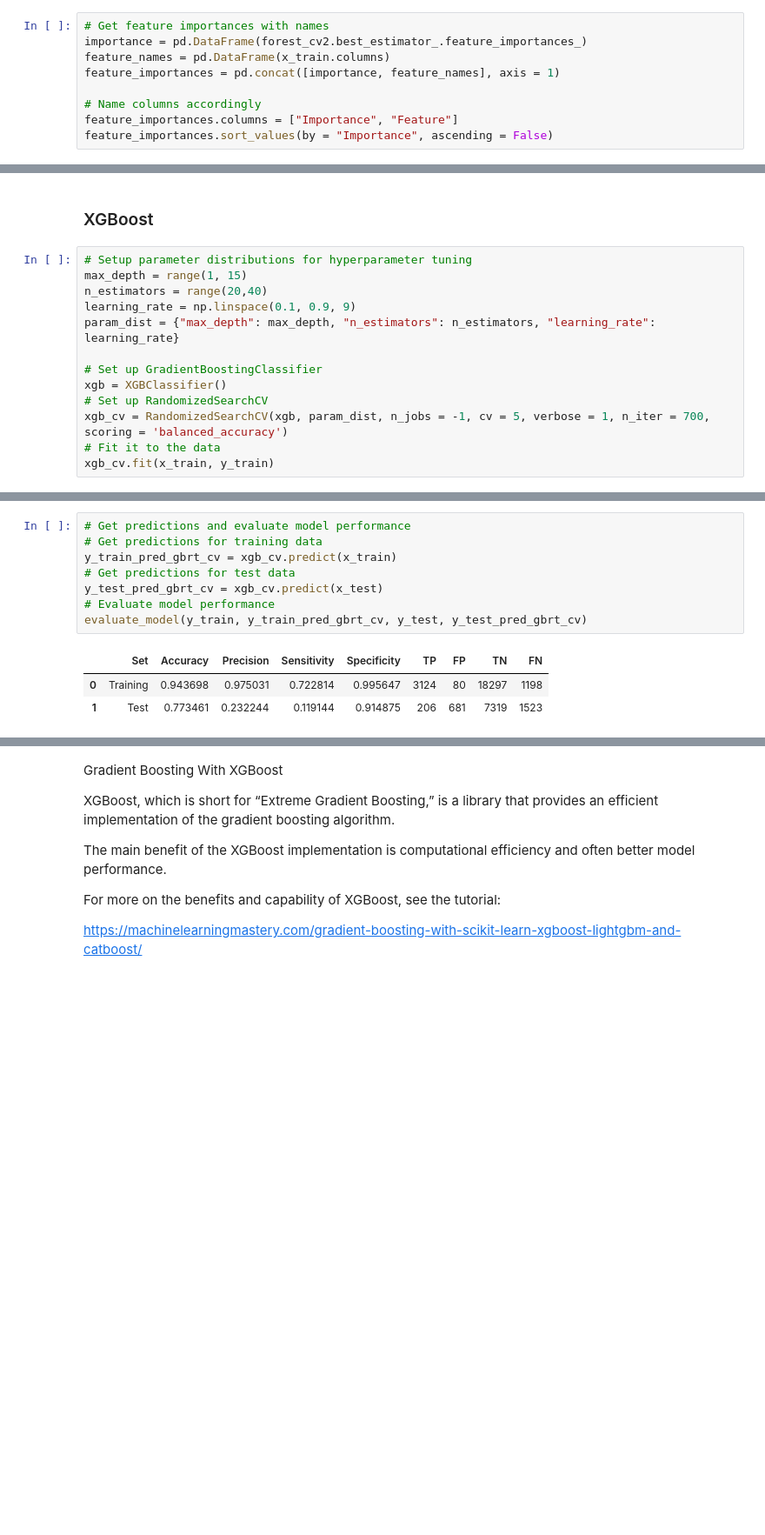
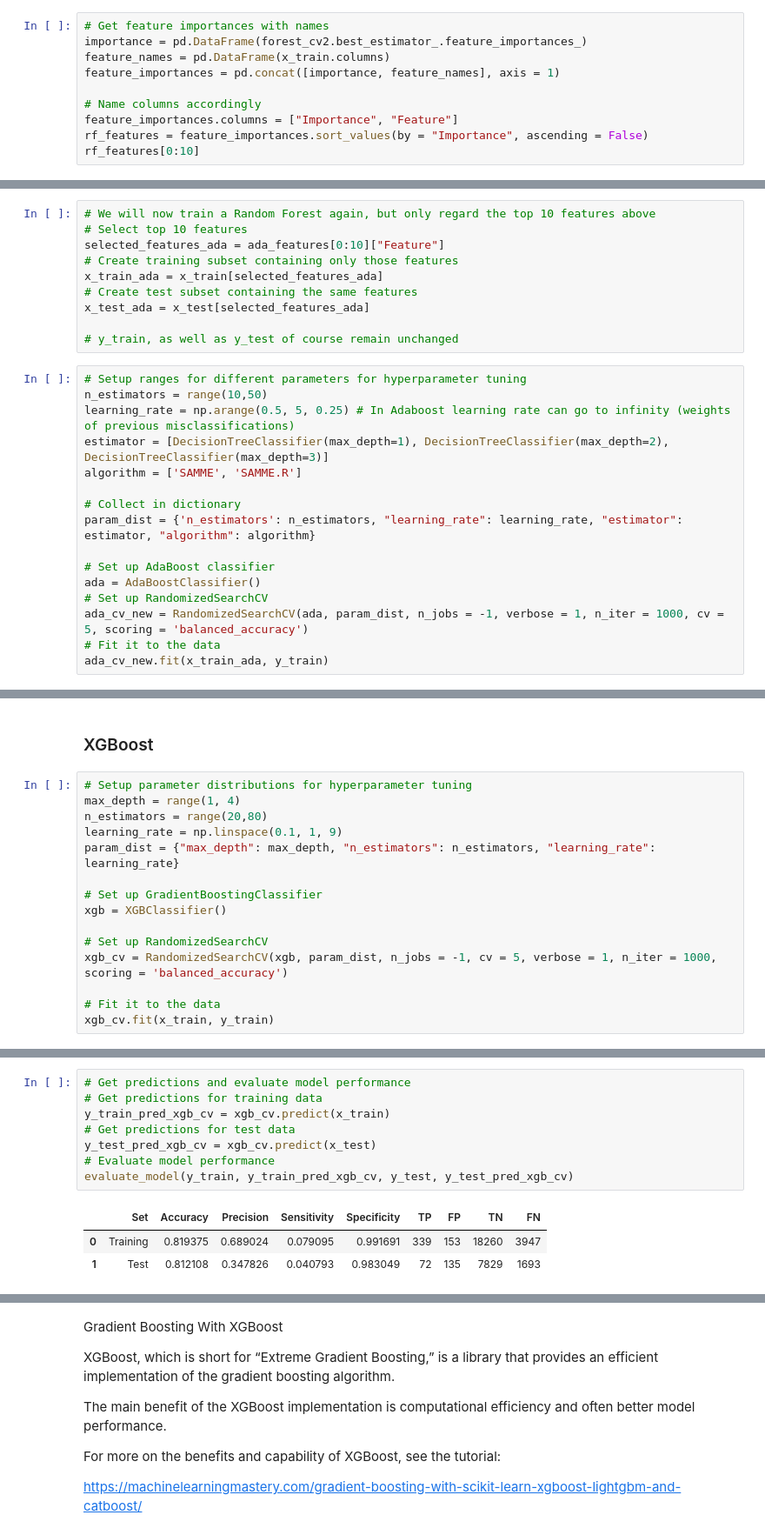
Before and after one commit to benherz/Mini-Project, a Jupyter notebook: ML_mini_project.ipynb, the cells around one changed output, grey strips where cells are left out. Shown: that part at 87% size. Drawn from its saved outputs; the diff is of its cells as text; blank space fills up the shorter version.

Commit message:
Models with most important features, results bad

```diff
--- a/ML_mini_project.ipynb
+++ b/ML_mini_project.ipynb
@@ -471,6 +448,7 @@ feature_importances = pd.concat([importance, feature_names], axis = 1)
 
 # Name columns accordingly
 feature_importances.columns = ["Importance", "Feature"]
-feature_importances.sort_values(by = "Importance", ascending = False)
+rf_features = feature_importances.sort_values(by = "Importance", ascending = False)
+rf_features[0:10]
 # %% [output]
 |  | Importance | Feature |
@@ -554,0 +586,26 @@ TP: 5 FP: 3 TN: 26374 FN: 6046
+# %%
+# We will now train a Random Forest again, but only regard the top 10 features above
+# Select top 10 features
+selected_features_ada = ada_features[0:10]["Feature"]
+# Create training subset containing only those features
+x_train_ada = x_train[selected_features_ada]
+# Create test subset containing the same features
+x_test_ada = x_test[selected_features_ada]
+
+# y_train, as well as y_test of course remain unchanged
+# %%
+# Setup ranges for different parameters for hyperparameter tuning
+n_estimators = range(10,50)
+learning_rate = np.arange(0.5, 5, 0.25) # In Adaboost learning rate can go to infinity (weights of previous misclassifications)
+estimator = [DecisionTreeClassifier(max_depth=1), DecisionTreeClassifier(max_depth=2), DecisionTreeClassifier(max_depth=3)]
+algorithm = ['SAMME', 'SAMME.R']
+
+# Collect in dictionary
+param_dist = {'n_estimators': n_estimators, "learning_rate": learning_rate, "estimator": estimator, "algorithm": algorithm}
+
+# Set up AdaBoost classifier
+ada = AdaBoostClassifier()
+# Set up RandomizedSearchCV
+ada_cv_new = RandomizedSearchCV(ada, param_dist, n_jobs = -1, verbose = 1, n_iter = 1000, cv = 5, scoring = 'balanced_accuracy')
+# Fit it to the data
+ada_cv_new.fit(x_train_ada, y_train)
@@ -558,15 +637,17 @@ TP: 5 FP: 3 TN: 26374 FN: 6046
 ### XGBoost
 # %%
 # Setup parameter distributions for hyperparameter tuning
-max_depth = range(1, 15)
-n_estimators = range(20,40)
-learning_rate = np.linspace(0.1, 0.9, 9)
+max_depth = range(1, 4)
+n_estimators = range(20,80)
+learning_rate = np.linspace(0.1, 1, 9)
 param_dist = {"max_depth": max_depth, "n_estimators": n_estimators, "learning_rate": learning_rate}
 
 # Set up GradientBoostingClassifier
 xgb = XGBClassifier()
+
 # Set up RandomizedSearchCV
-xgb_cv = RandomizedSearchCV(xgb, param_dist, n_jobs = -1, cv = 5, verbose = 1, n_iter = 700, scoring = 'balanced_accuracy')
+xgb_cv = RandomizedSearchCV(xgb, param_dist, n_jobs = -1, cv = 5, verbose = 1, n_iter = 1000, scoring = 'balanced_accuracy')
+
 # Fit it to the data
 xgb_cv.fit(x_train, y_train)
 # %% [output]
@@ -595,12 +672,12 @@ xgb_cv.best_params_
 # %%
 # Get predictions and evaluate model performance
 # Get predictions for training data
-y_train_pred_gbrt_cv = xgb_cv.predict(x_train)
+y_train_pred_xgb_cv = xgb_cv.predict(x_train)
 # Get predictions for test data
-y_test_pred_gbrt_cv = xgb_cv.predict(x_test)
+y_test_pred_xgb_cv = xgb_cv.predict(x_test)
 # Evaluate model performance
-evaluate_model(y_train, y_train_pred_gbrt_cv, y_test, y_test_pred_gbrt_cv)
+evaluate_model(y_train, y_train_pred_xgb_cv, y_test, y_test_pred_xgb_cv)
 # %% [output]
 |  | Set | Accuracy | Precision | Sensitivity | Specificity | TP | FP | TN | FN |
-| 0 | Training | 0.943698 | 0.975031 | 0.722814 | 0.995647 | 3124 | 80 | 18297 | 1198 |
-| 1 | Test | 0.773461 | 0.232244 | 0.119144 | 0.914875 | 206 | 681 | 7319 | 1523 |
+| 0 | Training | 0.819375 | 0.689024 | 0.079095 | 0.991691 | 339 | 153 | 18260 | 3947 |
+| 1 | Test | 0.812108 | 0.347826 | 0.040793 | 0.983049 | 72 | 135 | 7829 | 1693 |
```
Also changed, not shown: parts of 30 cells of this notebook.
